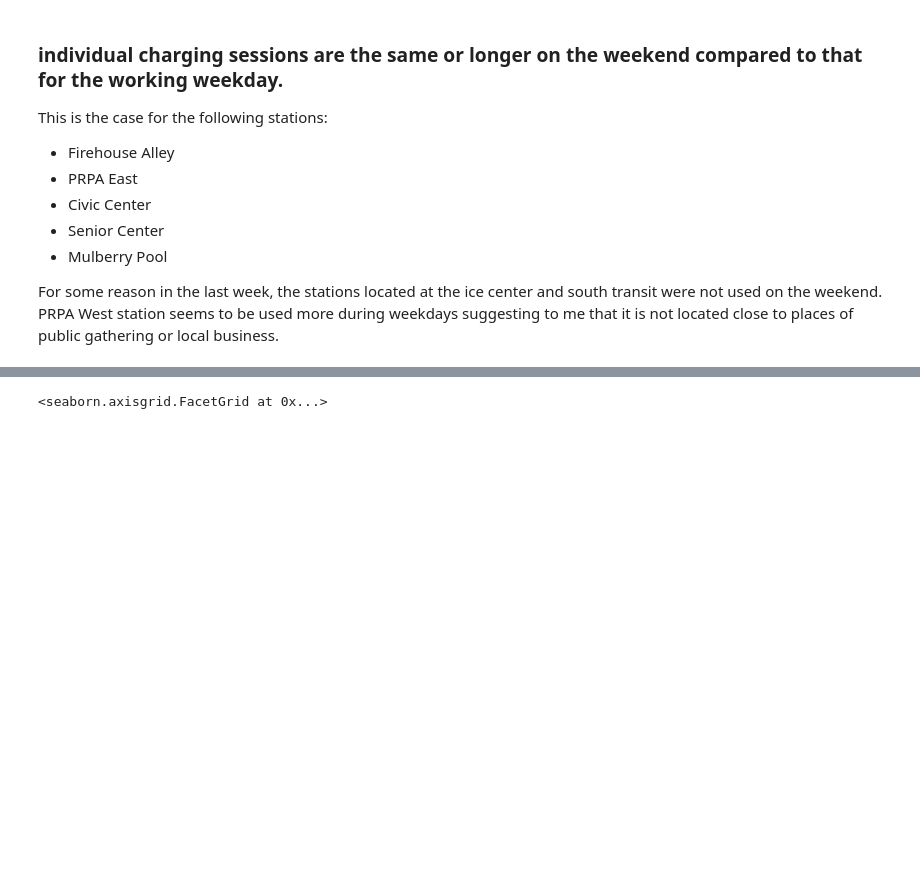
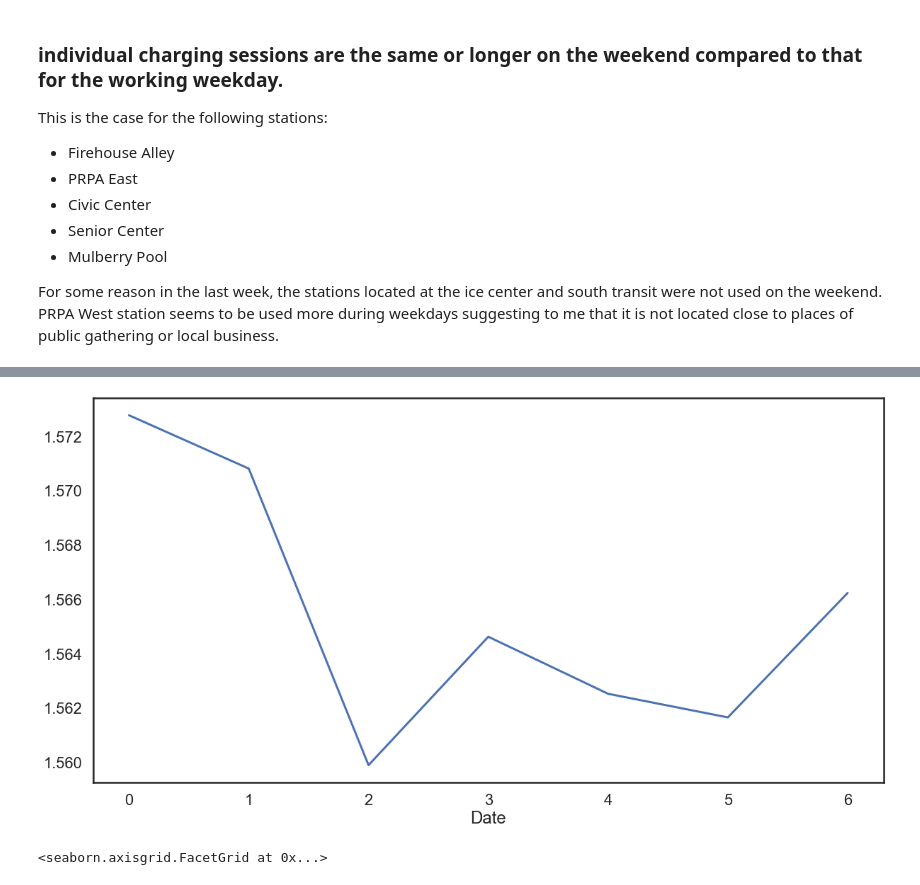
Before and after one commit to davidfox87/EV_forecasting, a Jupyter notebook: EDA.ipynb, the cells around one changed output, grey strips where cells are left out. Drawn from its saved outputs; the diff is of its cells as text; code cells hidden in the pictures; blank space fills up the shorter version.

```diff
--- a/EDA.ipynb
+++ b/EDA.ipynb
@@ -296,3 +295,8 @@ g.add_legend()
+# %%
+df2.groupby(df2.Date.dt.dayofweek)['revenue_7D'].mean().plot();
+# The day of the week with Monday=0, Sunday=6.
+# %% [output]
+[figure, added]
 # %%
 revenue_per_year = ( df2.groupby(['Station Name', df2.Date.dt.dayofweek])['revenue_7D']
                         .mean()
```
Also changed, not shown: parts of 75 cells of this notebook.
